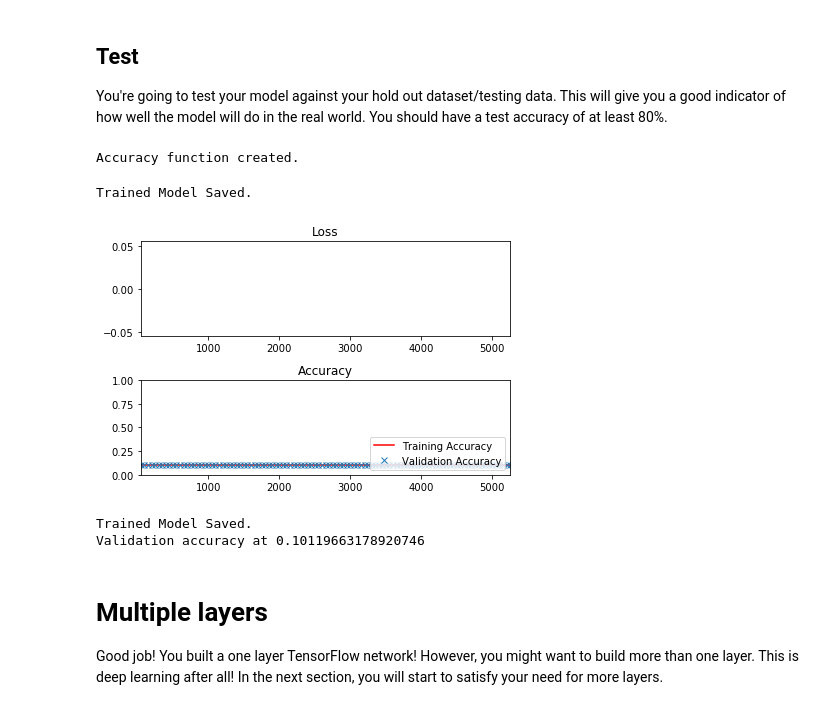
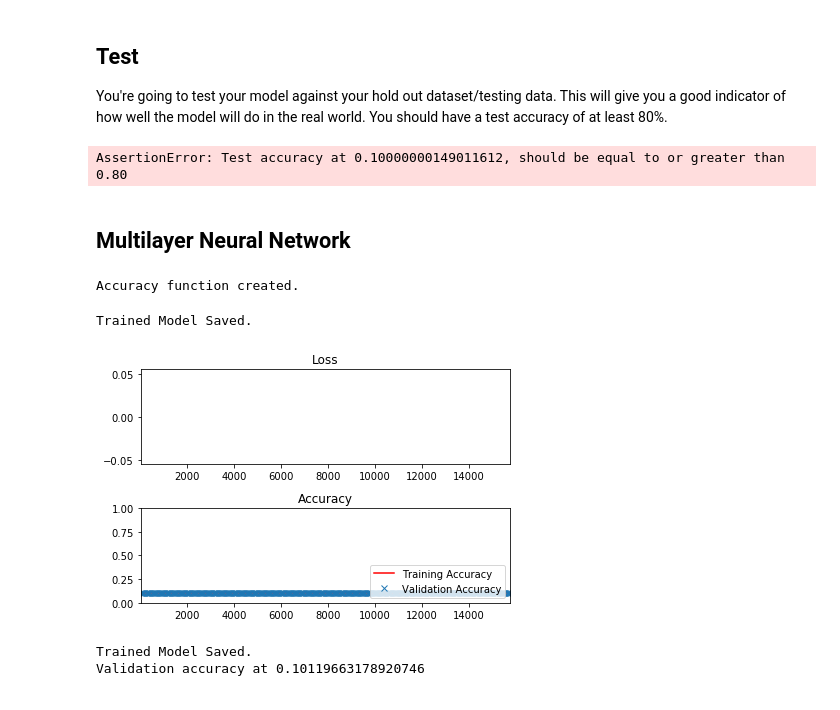
Before and after one commit to jayeshvpatil/Deep-Learning-Udacity, a Jupyter notebook: notMNIST Single Layer Neural Network/notMNIST Tensorflow.ipynb, the cells around one changed output. Drawn from its saved outputs; the diff is of its cells as text; code cells hidden in the pictures.

Commit message:
Single Layer Neural Network in Tensorflow to idenfify characters A-J from notMNIST dataset

```diff
--- a/notMNIST Single Layer Neural Network/notMNIST Tensorflow.ipynb
+++ b/notMNIST Single Layer Neural Network/notMNIST Tensorflow.ipynb
@@ -88,7 +88,7 @@ train_features, train_labels = uncompress_features_labels('notMNIST_train.zip')
 test_features, test_labels = uncompress_features_labels('notMNIST_test.zip')
 
 # Limit the amount of data to work with a docker container
-docker_size_limit = 150000
+docker_size_limit = 300000
 train_features, train_labels = resample(train_features, train_labels, n_samples=docker_size_limit)
 
 # Set flags for feature engineering.  This will prevent you from skipping an important step.
@@ -176,7 +176,7 @@ assert is_labels_encod, 'You skipped the step to One-Hot Encode the labels'
 train_features, valid_features, train_labels, valid_labels = train_test_split(
     train_features,
     train_labels,
-    test_size=0.05,
+    test_size=0.2,
     random_state=832289)
 
 print('Training features and labels randomized and split.')
@@ -494,22 +494,26 @@ with tf.Session() as session:
 
 assert test_accuracy >= 0.80, 'Test accuracy at {}, should be equal to or greater than 0.80'.format(test_accuracy)
 print('Nice Job! Test Accuracy is {}'.format(test_accuracy))
+# %% [output]
+AssertionError: Test accuracy at 0.10000000149011612, should be equal to or greater than 0.80
+# %% [markdown]
+## Multilayer Neural Network
 # %%
-n_hidden_layer=256
+n_hidden_layer=14
 
 
 #Declare placeholders & Variables
 keep_prob= tf.placeholder(tf.float32)
 hidden_weights = tf.Variable(tf.truncated_normal([features_count, n_hidden_layer]))
-hidden_bias = tf.Variable(tf.zeros(n_hidden_layer))
+hidden_bias = tf.Variable(tf.random_normal([n_hidden_layer]))
 
 output_weights = tf.Variable(tf.truncated_normal([n_hidden_layer, labels_count]))
-output_bias = tf.Variable(tf.zeros(labels_count))
+output_bias = tf.Variable(tf.random_normal([labels_count]))
 
 # Feed dicts for training, validation, and test session
-train_feed_dict = {features: train_features, labels: train_labels, keep_prob:0.5}
-valid_feed_dict = {features: valid_features, labels: valid_labels, keep_prob:0.5}
-test_feed_dict = {features: test_features, labels: test_labels}
+train_feed_dict1 = {features: train_features, labels: train_labels, keep_prob:0.5}
+valid_feed_dict1 = {features: valid_features, labels: valid_labels, keep_prob:0.5}
+test_feed_dict1 = {features: test_features, labels: test_labels}
 
 # Hidden layer with RELU activation
 hidden_layer = tf.add(tf.matmul(features, hidden_weights),hidden_bias)
@@ -543,8 +547,8 @@ batch_size = 128
 # epochs =
 # learning_rate =
 
-epochs = 5
-learning_rate =0.01
+epochs = 15
+learning_rate =0.001
 
 ### DON'T MODIFY ANYTHING BELOW ###
 # Gradient Descent
@@ -589,42 +593,39 @@ with tf.Session() as session:
             # Log every 50 batches
             if not batch_i % log_batch_step:
                 # Calculate Training and Validation accuracy
-                training_accuracy = session.run(accuracy, feed_dict=train_feed_dict)
-                validation_accuracy = session.run(accuracy, feed_dict=valid_feed_dict)
+                training_accuracy = session.run(accuracy, feed_dict=train_feed_dict1)
+                validation_accuracy = session.run(accuracy, feed_dict=valid_feed_dict1)
 
                 # Log batches
                 previous_batch = batches[-1] if batches else 0
                 batches.append(log_batch_step + previous_batch)
                 loss_batch.append(l)
                 train_acc_batch.append(training_accuracy)
                 valid_acc_batch.append(validation_accuracy)
 
         # Check accuracy against Validation data
-        validation_accuracy = session.run(accuracy, feed_dict=valid_feed_dict)
+        validation_accuracy = session.run(accuracy, feed_dict=valid_feed_dict1)
     saver.save(session, save_file)
     print('Trained Model Saved.')
 
 loss_plot = plt.subplot(211)
 loss_plot.set_title('Loss')
 loss_plot.plot(batches, loss_batch, 'g')
 loss_plot.set_xlim([batches[0], batches[-1]])
 acc_plot = plt.subplot(212)
 acc_plot.set_title('Accuracy')
 acc_plot.plot(batches, train_acc_batch, 'r', label='Training Accuracy')
 acc_plot.plot(batches, valid_acc_batch, 'x', label='Validation Accuracy')
 acc_plot.set_ylim([0, 1.0])
 acc_plot.set_xlim([batches[0], batches[-1]])
 acc_plot.legend(loc=4)
 plt.tight_layout()
 plt.show()
 
 print('Trained Model Saved.')
 print('Validation accuracy at {}'.format(validation_accuracy))
 # %% [output]
 Trained Model Saved.
-[figure, old version]
+[figure, new version]
 Trained Model Saved.
 Validation accuracy at 0.10119663178920746
-# %% [markdown]
-# Multiple layers
-Good job!  You built a one layer TensorFlow network!  However, you might want to build more than one layer.  This is deep learning after all!  In the next section, you will start to satisfy your need for more layers.
```
Also changed, not shown: 4 other files.
